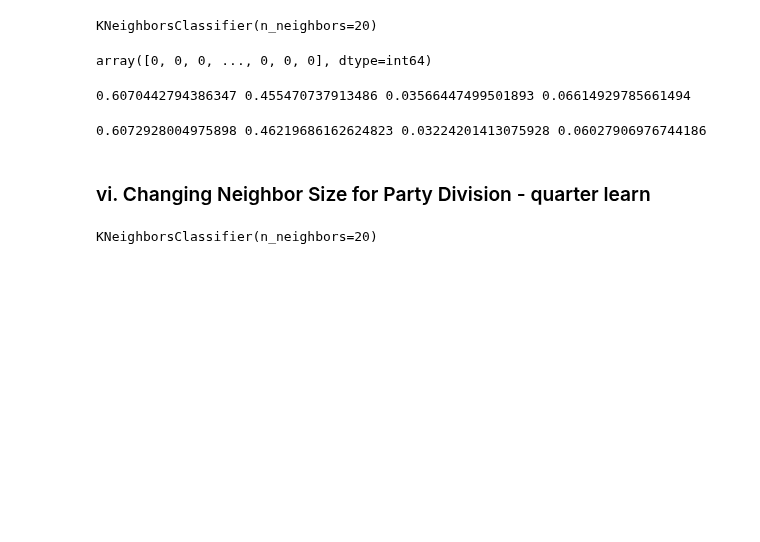
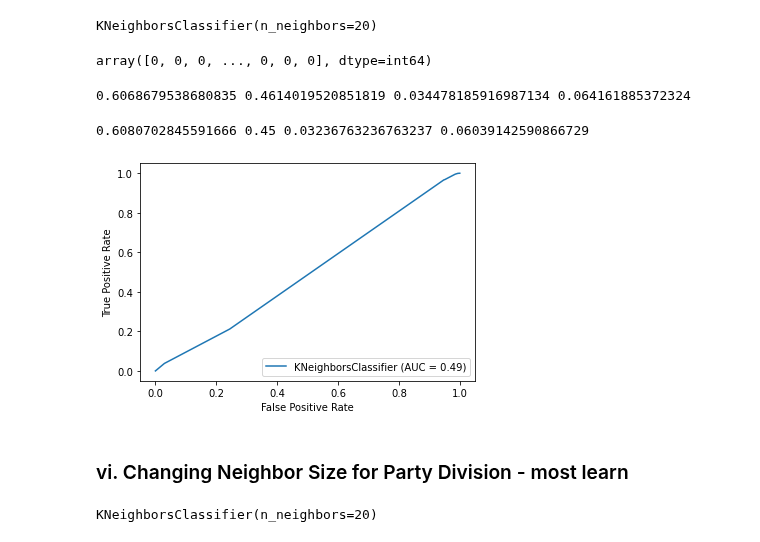
Before and after one commit to cporterbellarmine/Group_Project_JR_CNP, a Jupyter notebook: group_project_jrr_cnp.ipynb, the cells around one changed output. Drawn from its saved outputs; the diff is of its cells as text; code cells hidden in the pictures; blank space fills up the shorter version.

```diff
--- a/group_project_jrr_cnp.ipynb
+++ b/group_project_jrr_cnp.ipynb
@@ -343,7 +357,7 @@ print(accuracy, precision, recall, f1)
 ### v. Changing Neighbor Size for Party Division - half learn
 # %%
 x_train, x_test_prime, y_train, y_test_prime = train_test_split(X, y, test_size=.50, random_state=42)
-x_validate, x_test, y_validate, y_test = train_test_split(x_test_prime, y_test_prime, test_size=.50, random_state=42)
+x_validate, x_test, y_validate, y_test = train_test_split(x_test_prime, y_test_prime, test_size=.25, random_state=42)
 # %%
 knn_model = KNeighborsClassifier(n_neighbors=20)
 # %%
@@ -364,7 +378,7 @@ f1 = metrics.f1_score(y_validate,y_validate_pred)
 # %%
 print(accuracy, precision, recall, f1)
 # %% [output]
-0.6070442794386347 0.455470737913486 0.03566447499501893 0.06614929785661494
+0.6068679538680835 0.4614019520851819 0.034478185916987134 0.064161885372324
 # %%
 y_pred = knn_model.predict(x_test)
 # %%
@@ -375,7 +389,12 @@ f1 = metrics.f1_score(y_test,y_pred)
 # %%
 print(accuracy, precision, recall, f1)
 # %% [output]
-0.6072928004975898 0.46219686162624823 0.03224201413075928 0.06027906976744186
+0.6080702845591666 0.45 0.03236763236763237 0.06039142590866729
+# %%
+roc3 = metrics.plot_roc_curve(knn_model,x_test, y_test)
+plt.savefig('roc3.png')
+# %% [output]
+[figure, added]
 # %% [markdown]
-### vi. Changing Neighbor Size for Party Division - quarter learn
+### vi. Changing Neighbor Size for Party Division - most learn
 # %%
```
Also changed, not shown: parts of 67 cells of this notebook, 15 other files.
